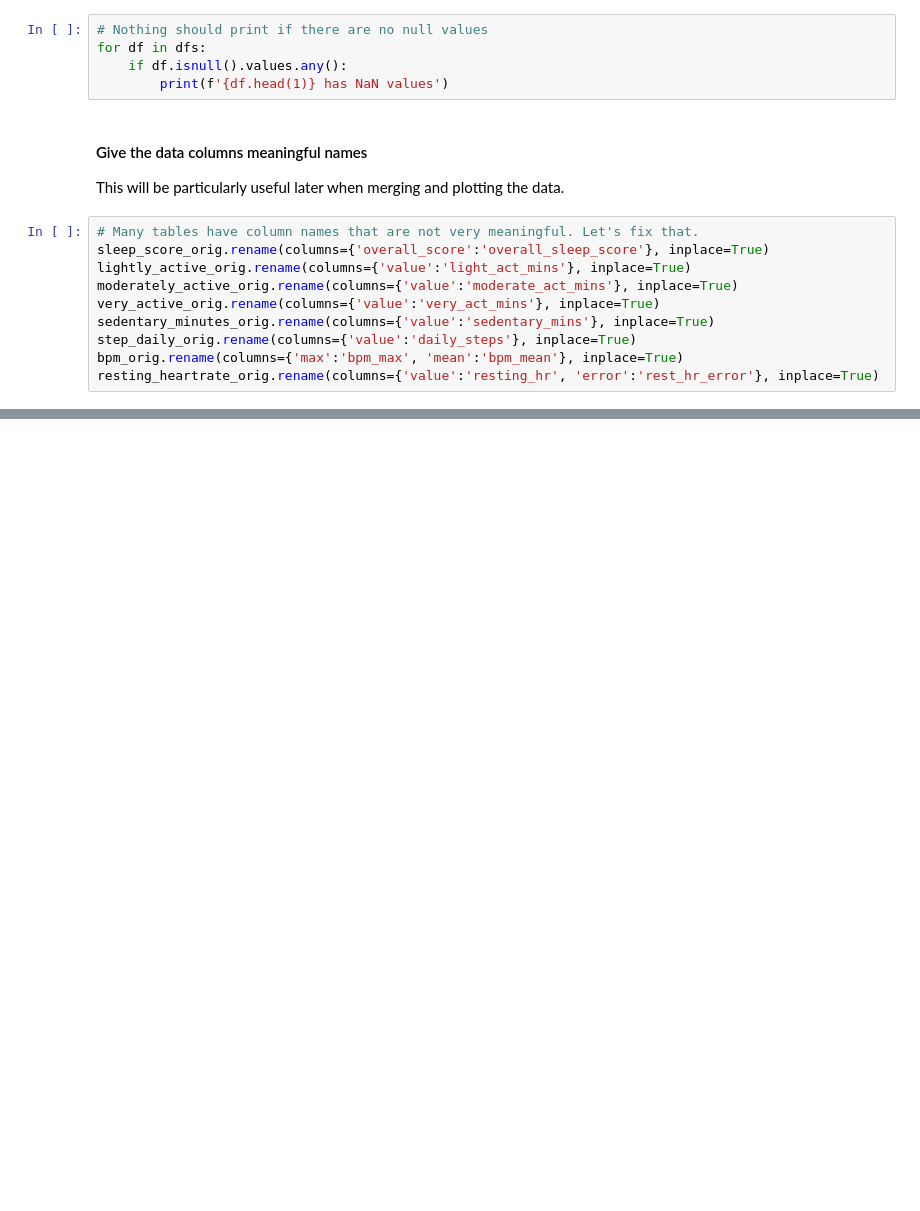
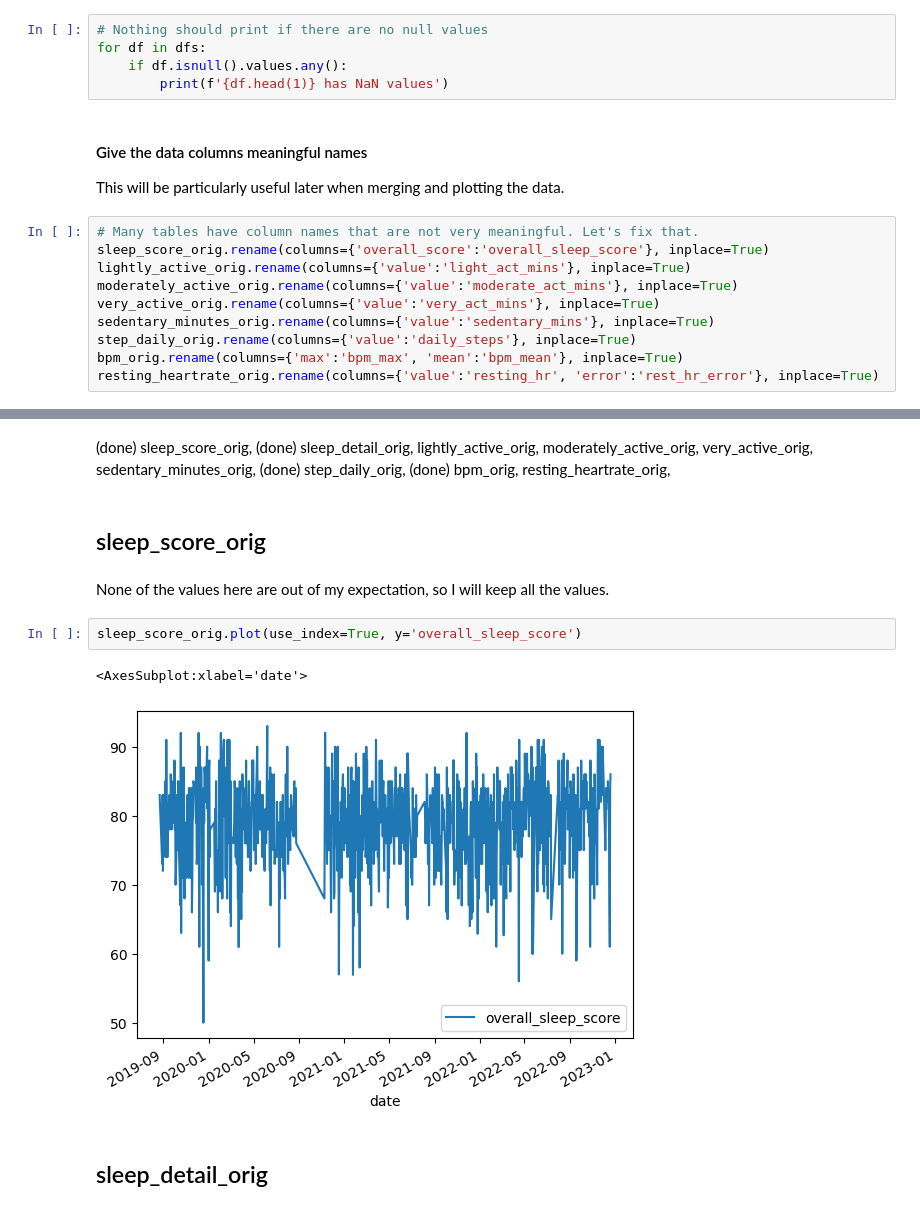
Before and after one commit to jackie-kinsler/sleep_analysis_py, a Jupyter notebook: clean_and_explore.ipynb, the cells around one changed output, grey strips where cells are left out. Cells and saved outputs as stored; diff of their text form; blank space fills up the shorter version.

Commit message:
Cleaning data by doing a check on the index, graphing values, and removing outliers where necessary.

```diff
--- a/clean_and_explore.ipynb
+++ b/clean_and_explore.ipynb
@@ -127,0 +97,21 @@ No day should have more than 60,000 steps.
+# %% [markdown]
+(done) sleep_score_orig,
+(done) sleep_detail_orig,
+lightly_active_orig,
+moderately_active_orig,
+very_active_orig,
+sedentary_minutes_orig,
+(done) step_daily_orig,
+(done) bpm_orig,
+resting_heartrate_orig,
+# %% [markdown]
+## sleep_score_orig
+# %% [markdown]
+None of the values here are out of my expectation, so I will keep all the values.
+# %%
+sleep_score_orig.plot(use_index=True, y='overall_sleep_score')
+# %% [output]
+<AxesSubplot:xlabel='date'>
+[figure, added]
+# %% [markdown]
+## sleep_detail_orig
```
Also changed, not shown: parts of 54 cells of this notebook.
